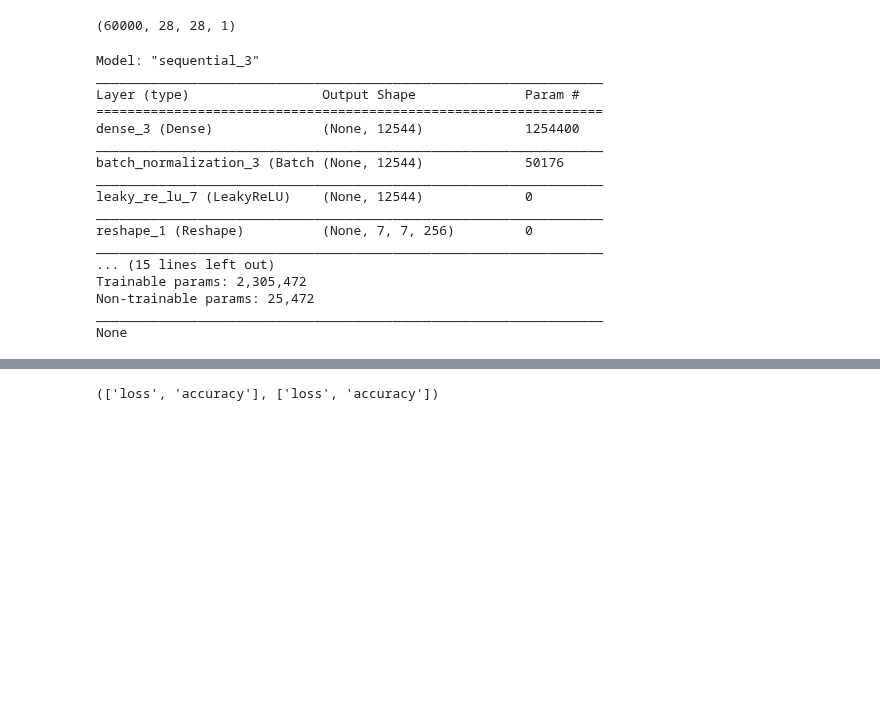
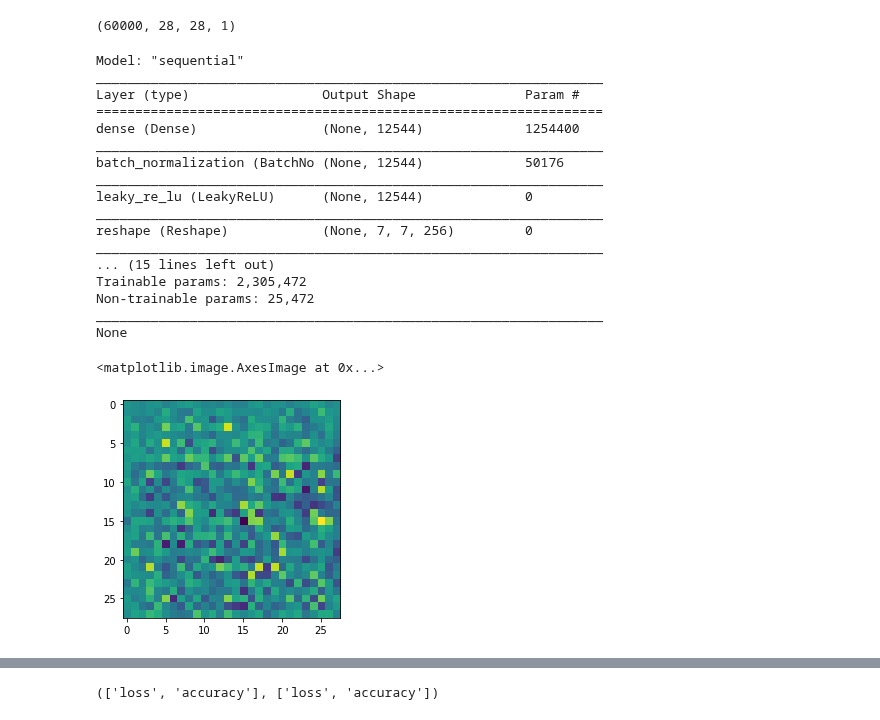
Before and after one commit to gurdeep101/2020-CS109B, a Jupyter notebook: content/labs/lab10/bonus_mnist_gan.ipynb, the cells around one changed output, grey strips where cells are left out. Cells and saved outputs as stored; diff of their text form; code cells hidden in the pictures; blank space fills up the shorter version.

```diff
--- a/content/labs/lab10/bonus_mnist_gan.ipynb
+++ b/content/labs/lab10/bonus_mnist_gan.ipynb
@@ -70,38 +70,43 @@ def make_generator_model():
 
     model.add(tf.keras.layers.Conv2DTranspose(64, (5, 5), strides=(2, 2), padding='same', use_bias=False))
     assert model.output_shape == (None, 14, 14, 64)
     model.add(tf.keras.layers.BatchNormalization())
     model.add(tf.keras.layers.LeakyReLU())
 
     model.add(tf.keras.layers.Conv2DTranspose(1, (5, 5), strides=(2, 2), padding='same', use_bias=False, activation='tanh'))
     assert model.output_shape == (None, 28, 28, 1)
 
     adam = tf.keras.optimizers.Adam(lr=0.0002, beta_1=0.5)
     #adam = tf.keras.optimizers.Adam(lr=0.0003)
     return model
 
 g = make_generator_model()
 print(g.summary())
 noise = tf.random.normal([1, 100])
 generated_image = g(noise, training=False)
+
+gen_img = tf.reshape(generated_image,(28,-1))
+plt.imshow(gen_img)
 # %% [output]
-Model: "sequential_3"
+Model: "sequential"
 _________________________________________________________________
 Layer (type)                 Output Shape              Param #
 =================================================================
-dense_3 (Dense)              (None, 12544)             1254400
+dense (Dense)                (None, 12544)             1254400
 _________________________________________________________________
-batch_normalization_3 (Batch (None, 12544)             50176
+batch_normalization (BatchNo (None, 12544)             50176
 _________________________________________________________________
-leaky_re_lu_7 (LeakyReLU)    (None, 12544)             0
+leaky_re_lu (LeakyReLU)      (None, 12544)             0
 _________________________________________________________________
-reshape_1 (Reshape)          (None, 7, 7, 256)         0
+reshape (Reshape)            (None, 7, 7, 256)         0
 _________________________________________________________________
 ... (15 lines left out)
 Trainable params: 2,305,472
 Non-trainable params: 25,472
 _________________________________________________________________
 None
+<matplotlib.image.AxesImage at 0x...>
+[figure, added]
 # %%
 def make_discriminator_model():
     model = tf.keras.Sequential()
```
Also changed, not shown: parts of 6 cells of this notebook, 3 other files.
